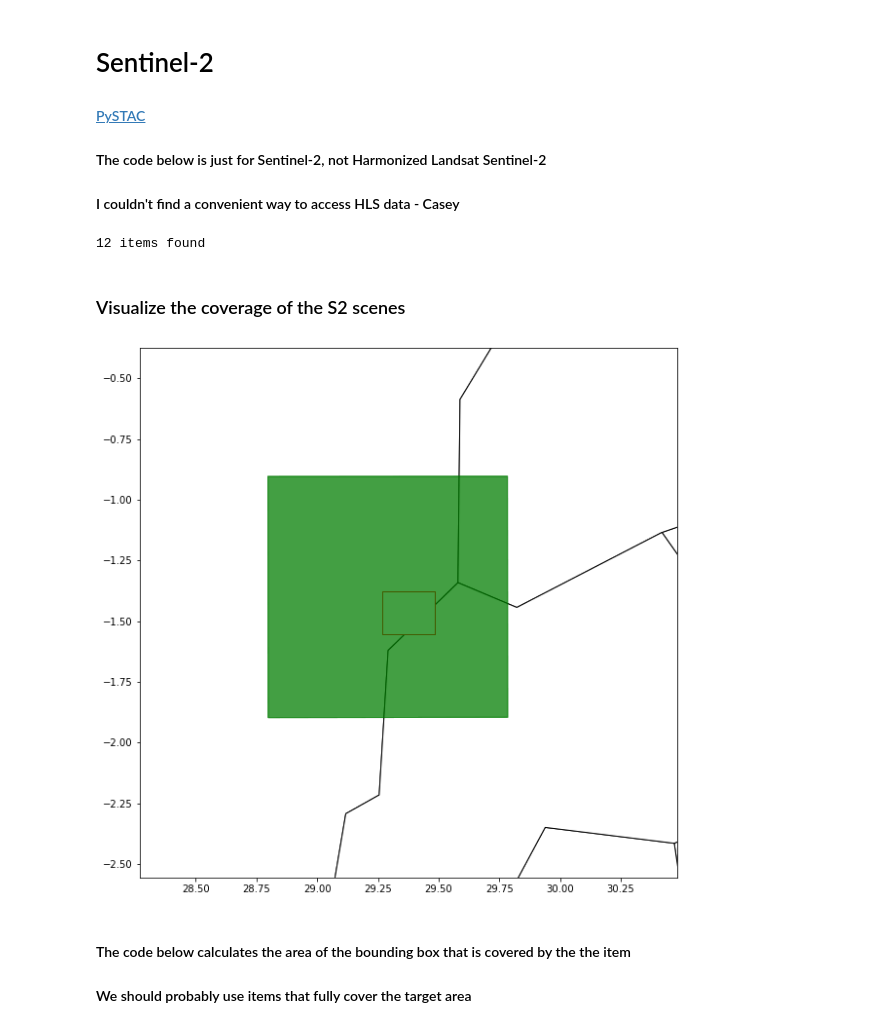
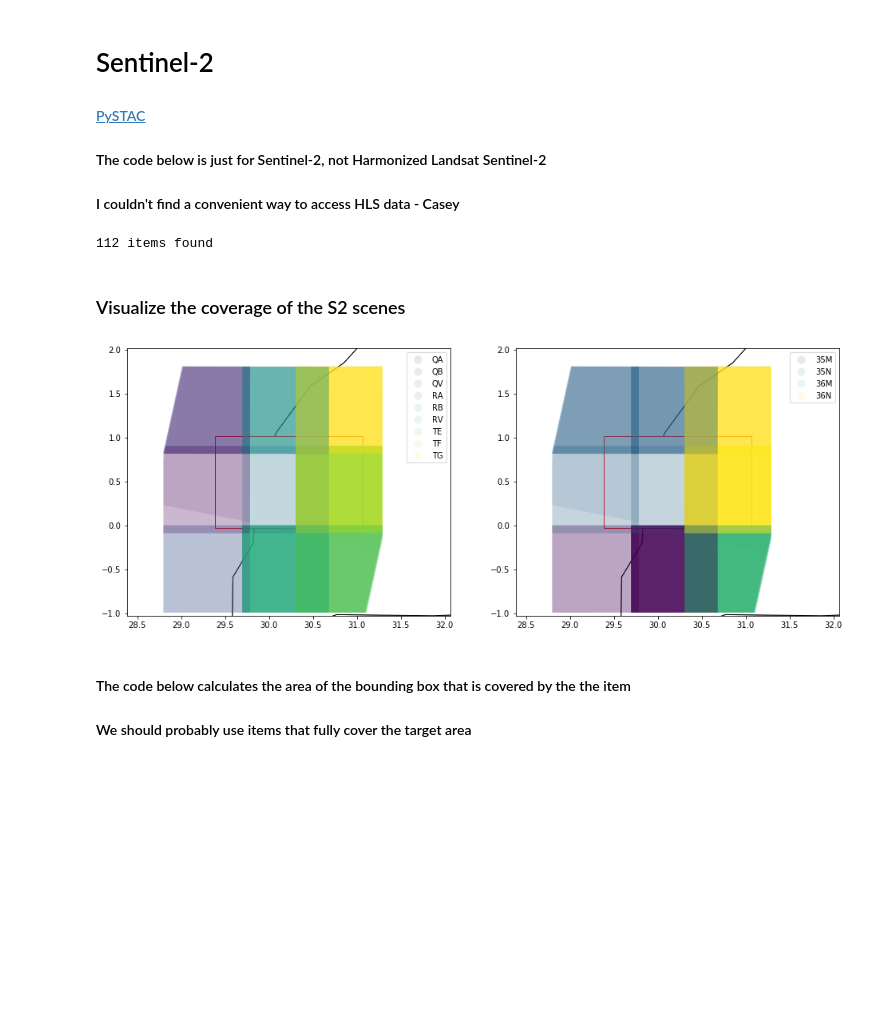
Before and after one commit to caseyslaught/duke-esda-forest-project, a Jupyter notebook: Download.ipynb, the cells around one changed output. Cells and saved outputs as stored; diff of their text form; code cells hidden in the pictures; blank space fills up the shorter version.

Commit message:
set up downloads that support bbox across multiple UTM zones

```diff
--- a/Download.ipynb
+++ b/Download.ipynb
@@ -4,7 +4,10 @@
 #### [ORNL DAAC](https://daac.ornl.gov/cgi-bin/dsviewer.pl?ds_id=2056)
 #### [ORNL GEDI Tutorial](https://github.com/ornldaac/gedi_tutorials)
 # %%
-bbox = [29.269398, -1.554519, 29.482104, -1.375895]
+import datetime as dt
+
+#bbox = [29.269398, -1.554519, 29.482104, -1.375895]
+bbox = [29.379769, -0.027296, 31.069115, 1.013246]
 start_date = dt.datetime(2021, 9, 1)
 end_date = dt.datetime(2022, 6, 1)
 # %%
@@ -145,8 +148,8 @@ for file in h5_files:
 # %%
 # If you want to change the Sentinel imagery dates, do that below
 # I'm not sure which Sentinel images we should use - Casey
-stac_start_date = dt.datetime(2022, 6, 1) # start_date
-stac_end_date = dt.datetime(2022, 9, 1) # end_date
+stac_start_date = dt.datetime(2021, 1, 1) # start_date
+stac_end_date = dt.datetime(2022, 11, 1) # end_date
 assert stac_end_date > stac_start_date
 # %%
 from pystac import ItemCollection
@@ -165,7 +168,7 @@ search = client.search(
     datetime=stac_date_string,
     query={
         "eo:cloud_cover":{
-            "lt":"30"
+            "lt": "5"
         },
     }
 )
@@ -173,34 +176,49 @@ search = client.search(
 print(f"{search.matched()} items found")
 
 collection = ItemCollection(items=search.items())
-collection.save_object('./data/s2_collection.json')
+collection.save_object('./s2_collection.json')
 # %% [output]
-12 items found
+112 items found
 # %% [markdown]
 ### Visualize the coverage of the S2 scenes
 # %%
 import geopandas as gpd
 import matplotlib.pyplot as plt
 import pandas as pd
+from shapely.geometry import box, shape
+
 
 items = list(search.items_as_dicts())
-s2_list = [[i['id'], shape(i['geometry'])] for i in items]
-s2_list.append(['bounds', box(*bbox)])
-s2_df = pd.DataFrame(s2_list, columns=["id", "polygon"])
+s2_list = [[i['id'], shape(i['geometry']), i['properties']['sentinel:grid_square'], str(i['properties']['sentinel:utm_zone']) + i['properties']['sentinel:latitude_band']] for i in items]
+s2_list.append(['bounds', box(*bbox), ''])
+s2_df = pd.DataFrame(s2_list, columns=["id", "polygon", "grid_square", "utm_zone"])
 
 s2_gdf = gpd.GeoDataFrame(s2_df, geometry=s2_df.polygon)
+
+fig, (ax1, ax2) = plt.subplots(1, 2, figsize=(16, 12))
 world = gpd.read_file(gpd.datasets.get_path('naturalearth_lowres'))
-base = world.plot(color='white', edgecolor='black', figsize=(10, 10)) # AxesSubplot
 
-ax = s2_gdf[-1:].plot(ax=base, color='white', edgecolor='red', alpha=1.0)
-ax = s2_gdf[:-1].plot(ax=base, color='green', edgecolor='green', alpha=0.1)
+# tiles colored by grid_square ID
+base1 = world.plot(ax=ax1, color='white', edgecolor='black', figsize=(10, 10)) # AxesSubplot
+s2_gdf[-1:].plot(ax=base1, color='white', edgecolor='red', alpha=1.0)
+s2_gdf[:-1].plot(ax=base1, column='grid_square', cmap = "viridis", alpha=0.1, legend=True)
+
+# tiles colored date
+base2 = world.plot(ax=ax2, color='white', edgecolor='black', figsize=(10, 10))
+s2_gdf[-1:].plot(ax=base2, color='white', edgecolor='red', alpha=1.0)
+s2_gdf[:-1].plot(ax=base2, column='utm_zone', cmap = "viridis", alpha=0.1, legend=True)
+
 
 minx, miny, maxx, maxy = s2_gdf[-1:].geometry.total_bounds
-ax.set_xlim(minx-1, maxx+1)
-ax.set_ylim(miny-1, maxy+1)
+ax1.set_xlim(minx-1, maxx+1)
+ax1.set_ylim(miny-1, maxy+1)
+
+ax2.set_xlim(minx-1, maxx+1)
+ax2.set_ylim(miny-1, maxy+1)
+
 plt.show()
 # %% [output]
-[figure, old version]
+[figure, new version]
 # %% [markdown]
 #### The code below calculates the area of the bounding box that is covered by the the item
 #### We should probably use items that fully cover the target area
```
Also changed, not shown: parts of 9 cells of this notebook, 2 other files.
